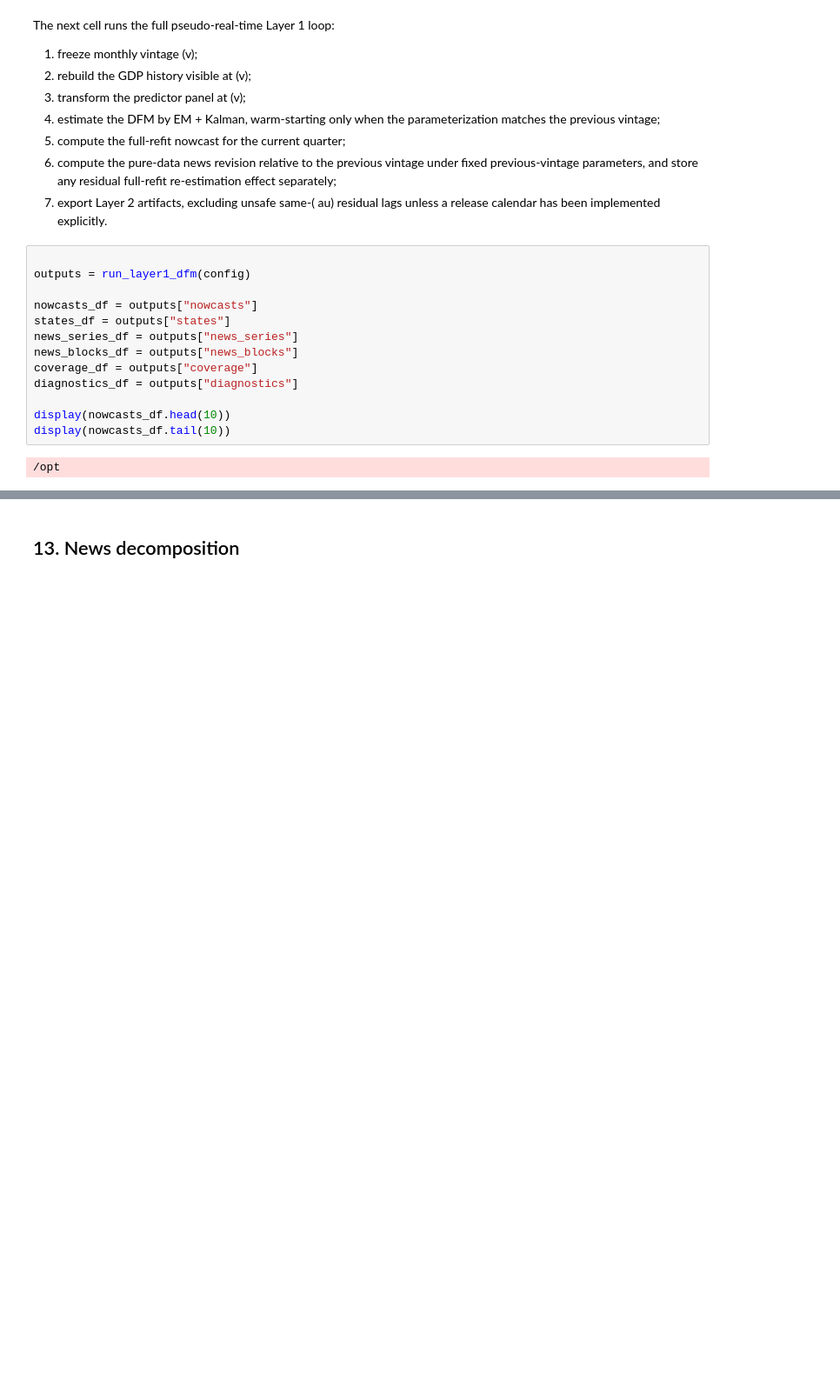
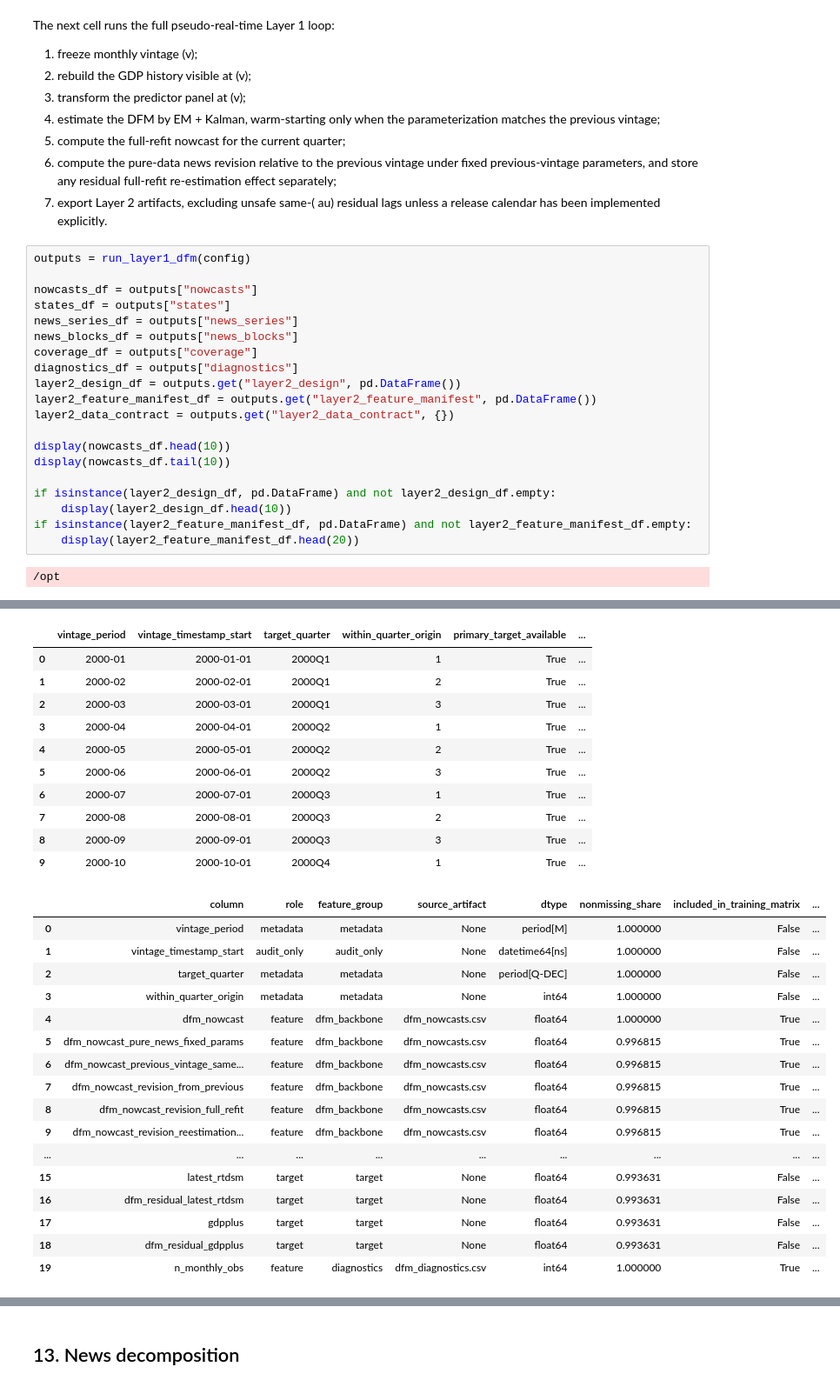
Before and after one commit to haminh109/Nowcasting-GDP-Growth, a Jupyter notebook: layer1_dfm_backbone.ipynb, the cells around one changed output, grey strips where cells are left out. Shown at 87% size. Saved outputs shown, nothing was run; the diff lists cells and outputs as text; blank space fills up the shorter version.

```diff
--- a/layer1_dfm_backbone.ipynb
+++ b/layer1_dfm_backbone.ipynb
@@ -1039,7 +1041,6 @@ The next cell runs the full pseudo-real-time Layer 1 loop:
 6. compute the pure-data news revision relative to the previous vintage under fixed previous-vintage parameters, and store any residual full-refit re-estimation effect separately;
 7. export Layer 2 artifacts, excluding unsafe same-\(	au\) residual lags unless a release calendar has been implemented explicitly.
 # %%
-
 outputs = run_layer1_dfm(config)
 
 nowcasts_df = outputs["nowcasts"]
@@ -1048,33 +1049,69 @@ news_series_df = outputs["news_series"]
 news_blocks_df = outputs["news_blocks"]
 coverage_df = outputs["coverage"]
 diagnostics_df = outputs["diagnostics"]
+layer2_design_df = outputs.get("layer2_design", pd.DataFrame())
+layer2_feature_manifest_df = outputs.get("layer2_feature_manifest", pd.DataFrame())
+layer2_data_contract = outputs.get("layer2_data_contract", {})
 
 display(nowcasts_df.head(10))
 display(nowcasts_df.tail(10))
+
+if isinstance(layer2_design_df, pd.DataFrame) and not layer2_design_df.empty:
+    display(layer2_design_df.head(10))
+if isinstance(layer2_feature_manifest_df, pd.DataFrame) and not layer2_feature_manifest_df.empty:
+    display(layer2_feature_manifest_df.head(20))
 # %% [output]
 /opt
 |  | vintage_period | vintage_timestamp_start | target_quarter | within_quarter_origin | dfm_nowcast | ... |
 | 0 | 2000-01 | 2000-01-01 | 2000Q1 | 1 | 4.695211 | ... |
 | 1 | 2000-02 | 2000-02-01 | 2000Q1 | 2 | 5.068315 | ... |
 | 2 | 2000-03 | 2000-03-01 | 2000Q1 | 3 | 4.456250 | ... |
 | 3 | 2000-04 | 2000-04-01 | 2000Q2 | 1 | 3.496099 | ... |
 | 4 | 2000-05 | 2000-05-01 | 2000Q2 | 2 | 4.380773 | ... |
 | 5 | 2000-06 | 2000-06-01 | 2000Q2 | 3 | 3.964783 | ... |
 | 6 | 2000-07 | 2000-07-01 | 2000Q3 | 1 | 3.450544 | ... |
 | 7 | 2000-08 | 2000-08-01 | 2000Q3 | 2 | 2.885382 | ... |
 | 8 | 2000-09 | 2000-09-01 | 2000Q3 | 3 | 2.165558 | ... |
 | 9 | 2000-10 | 2000-10-01 | 2000Q4 | 1 | 3.345778 | ... |
 |  | vintage_period | vintage_timestamp_start | target_quarter | within_quarter_origin | dfm_nowcast | ... |
 | 304 | 2025-05 | 2025-05-01 | 2025Q2 | 2 | 3.543128 | ... |
 | 305 | 2025-06 | 2025-06-01 | 2025Q2 | 3 | 3.568248 | ... |
 | 306 | 2025-07 | 2025-07-01 | 2025Q3 | 1 | 1.985738 | ... |
 | 307 | 2025-08 | 2025-08-01 | 2025Q3 | 2 | 1.934031 | ... |
 | 308 | 2025-09 | 2025-09-01 | 2025Q3 | 3 | 1.900353 | ... |
 | 309 | 2025-10 | 2025-10-01 | 2025Q4 | 1 | 2.432466 | ... |
 | 310 | 2025-11 | 2025-11-01 | 2025Q4 | 2 | 3.019656 | ... |
 | 311 | 2025-12 | 2025-12-01 | 2025Q4 | 3 | 2.467211 | ... |
 | 312 | 2026-01 | 2026-01-01 | 2026Q1 | 1 | 2.835802 | ... |
 | 313 | 2026-02 | 2026-02-01 | 2026Q1 | 2 | 3.361006 | ... |
+|  | vintage_period | vintage_timestamp_start | target_quarter | within_quarter_origin | primary_target_available | ... |
+| 0 | 2000-01 | 2000-01-01 | 2000Q1 | 1 | True | ... |
+| 1 | 2000-02 | 2000-02-01 | 2000Q1 | 2 | True | ... |
+| 2 | 2000-03 | 2000-03-01 | 2000Q1 | 3 | True | ... |
+| 3 | 2000-04 | 2000-04-01 | 2000Q2 | 1 | True | ... |
+| 4 | 2000-05 | 2000-05-01 | 2000Q2 | 2 | True | ... |
+| 5 | 2000-06 | 2000-06-01 | 2000Q2 | 3 | True | ... |
+| 6 | 2000-07 | 2000-07-01 | 2000Q3 | 1 | True | ... |
+| 7 | 2000-08 | 2000-08-01 | 2000Q3 | 2 | True | ... |
+| 8 | 2000-09 | 2000-09-01 | 2000Q3 | 3 | True | ... |
+| 9 | 2000-10 | 2000-10-01 | 2000Q4 | 1 | True | ... |
+|  | column | role | feature_group | source_artifact | dtype | nonmissing_share | included_in_training_matrix | ... |
+| 0 | vintage_period | metadata | metadata | None | period[M] | 1.000000 | False | ... |
+| 1 | vintage_timestamp_start | audit_only | audit_only | None | datetime64[ns] | 1.000000 | False | ... |
+| 2 | target_quarter | metadata | metadata | None | period[Q-DEC] | 1.000000 | False | ... |
+| 3 | within_quarter_origin | metadata | metadata | None | int64 | 1.000000 | False | ... |
+| 4 | dfm_nowcast | feature | dfm_backbone | dfm_nowcasts.csv | float64 | 1.000000 | True | ... |
+| 5 | dfm_nowcast_pure_news_fixed_params | feature | dfm_backbone | dfm_nowcasts.csv | float64 | 0.996815 | True | ... |
+| 6 | dfm_nowcast_previous_vintage_same... | feature | dfm_backbone | dfm_nowcasts.csv | float64 | 0.996815 | True | ... |
+| 7 | dfm_nowcast_revision_from_previous | feature | dfm_backbone | dfm_nowcasts.csv | float64 | 0.996815 | True | ... |
+| 8 | dfm_nowcast_revision_full_refit | feature | dfm_backbone | dfm_nowcasts.csv | float64 | 0.996815 | True | ... |
+| 9 | dfm_nowcast_revision_reestimation... | feature | dfm_backbone | dfm_nowcasts.csv | float64 | 0.996815 | True | ... |
+| ... | ... | ... | ... | ... | ... | ... | ... | ... |
+| 15 | latest_rtdsm | target | target | None | float64 | 0.993631 | False | ... |
+| 16 | dfm_residual_latest_rtdsm | target | target | None | float64 | 0.993631 | False | ... |
+| 17 | gdpplus | target | target | None | float64 | 0.993631 | False | ... |
+| 18 | dfm_residual_gdpplus | target | target | None | float64 | 0.993631 | False | ... |
+| 19 | n_monthly_obs | feature | diagnostics | dfm_diagnostics.csv | int64 | 1.000000 | True | ... |
 # %%
 
 run_validation = pd.DataFrame(
```
Also changed, not shown: parts of 9 cells of this notebook, 14 other files.
